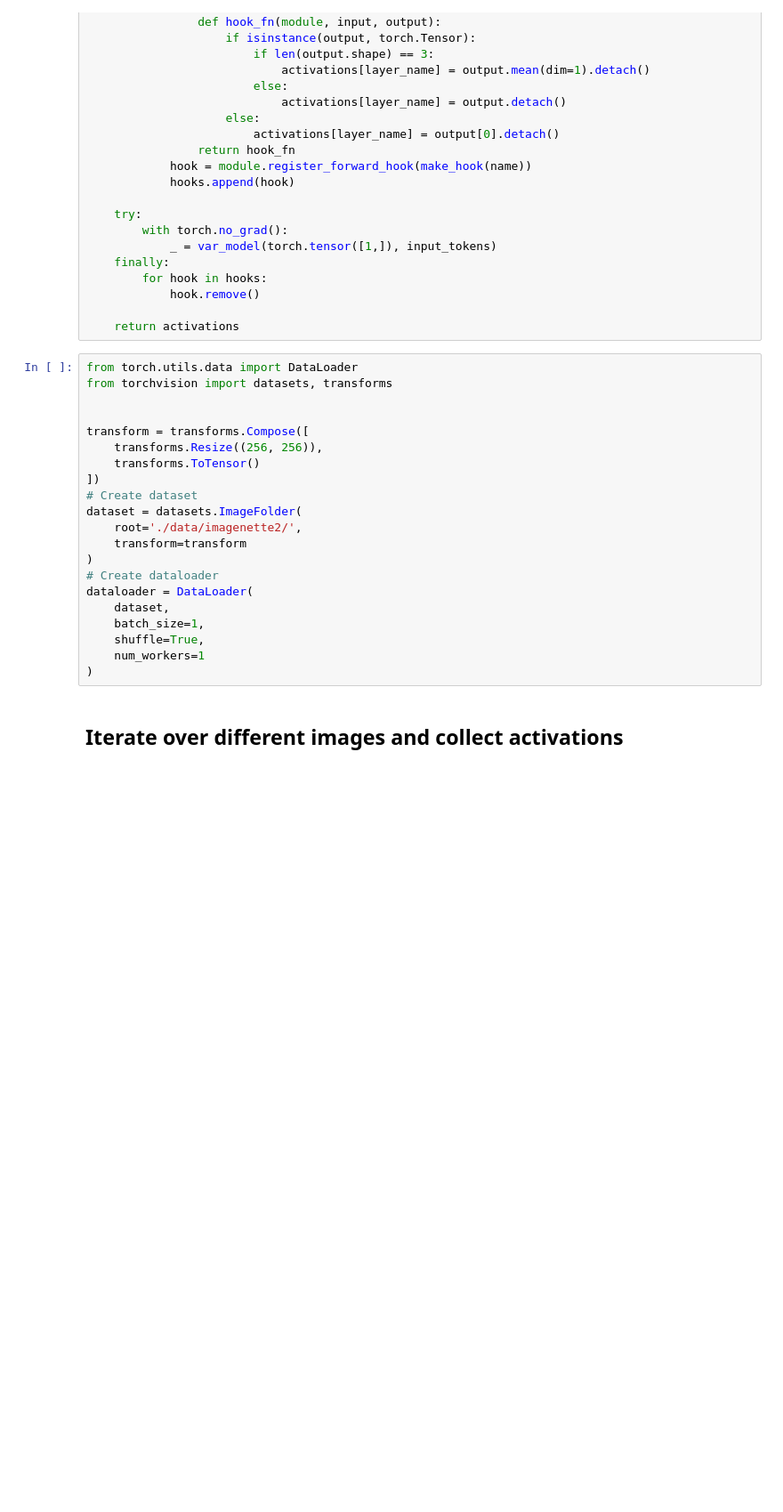
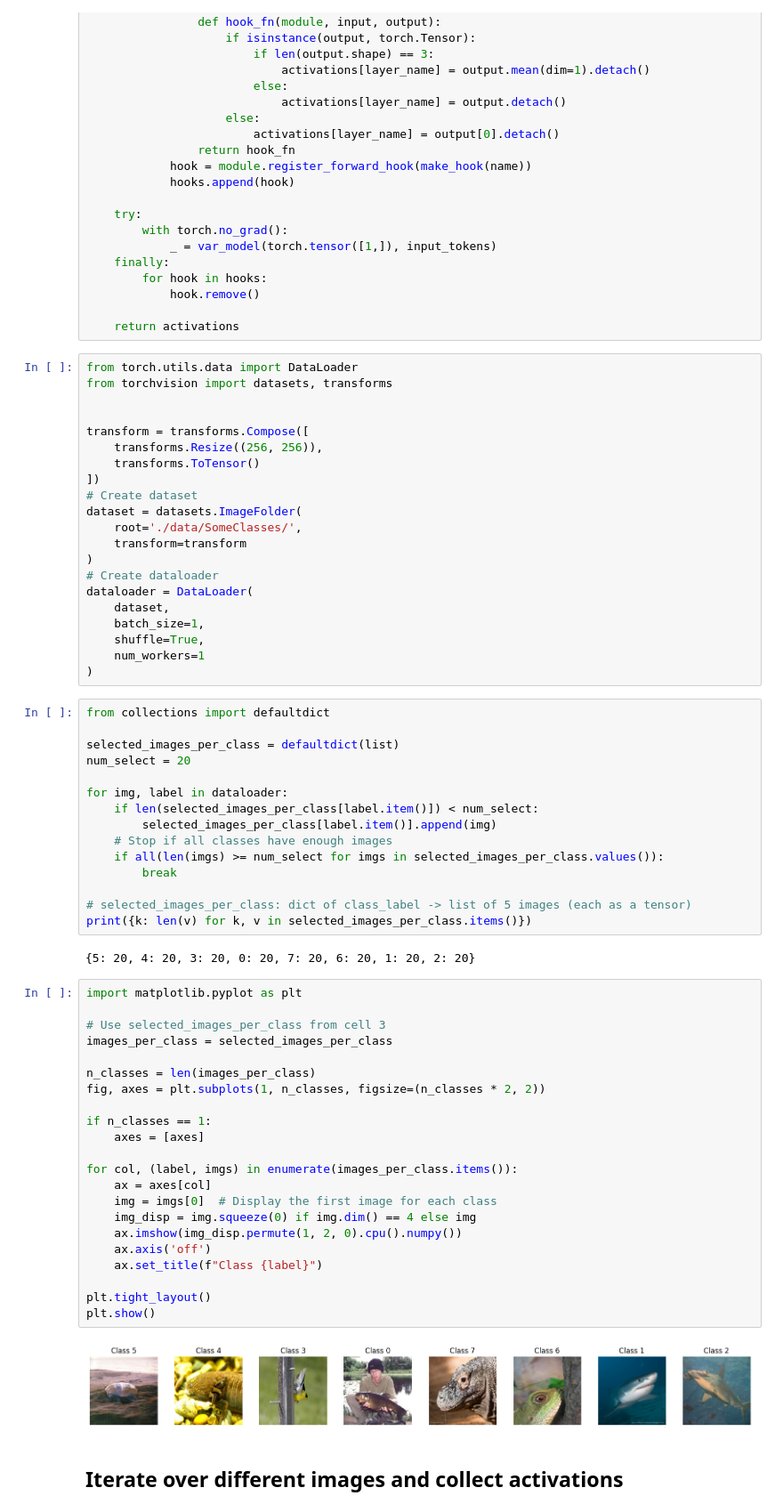
Before and after one commit to davidsmts/VAR, a Jupyter notebook: UnitMemPerImage.ipynb, the cells around one changed output. Shown at 89% size. Saved outputs shown, nothing was run; the diff lists cells and outputs as text; blank space fills up the shorter version.

```diff
--- a/UnitMemPerImage.ipynb
+++ b/UnitMemPerImage.ipynb
@@ -147,7 +152,7 @@ transform = transforms.Compose([
 ])
 # Create dataset
 dataset = datasets.ImageFolder(
-    root='./data/imagenette2/',
+    root='./data/SomeClasses/',
     transform=transform
 )
 # Create dataloader
@@ -157,6 +162,47 @@ dataloader = DataLoader(
     shuffle=True,
     num_workers=1
 )
+# %%
+from collections import defaultdict
+
+selected_images_per_class = defaultdict(list)
+num_select = 20
+
+for img, label in dataloader:
+    if len(selected_images_per_class[label.item()]) < num_select:
+        selected_images_per_class[label.item()].append(img)
+    # Stop if all classes have enough images
+    if all(len(imgs) >= num_select for imgs in selected_images_per_class.values()):
+        break
+
+# selected_images_per_class: dict of class_label -> list of 5 images (each as a tensor)
+print({k: len(v) for k, v in selected_images_per_class.items()})
+# %% [output]
+{5: 20, 4: 20, 3: 20, 0: 20, 7: 20, 6: 20, 1: 20, 2: 20}
+# %%
+import matplotlib.pyplot as plt
+
+# Use selected_images_per_class from cell 3
+images_per_class = selected_images_per_class
+
+n_classes = len(images_per_class)
+fig, axes = plt.subplots(1, n_classes, figsize=(n_classes * 2, 2))
+
+if n_classes == 1:
+    axes = [axes]
+
+for col, (label, imgs) in enumerate(images_per_class.items()):
+    ax = axes[col]
+    img = imgs[0]  # Display the first image for each class
+    img_disp = img.squeeze(0) if img.dim() == 4 else img
+    ax.imshow(img_disp.permute(1, 2, 0).cpu().numpy())
+    ax.axis('off')
+    ax.set_title(f"Class {label}")
+
+plt.tight_layout()
+plt.show()
+# %% [output]
+[figure, added]
 # %% [markdown]
 ## Iterate over different images and collect activations
 # %%
```
Also changed, not shown: parts of 1 cell of this notebook.
